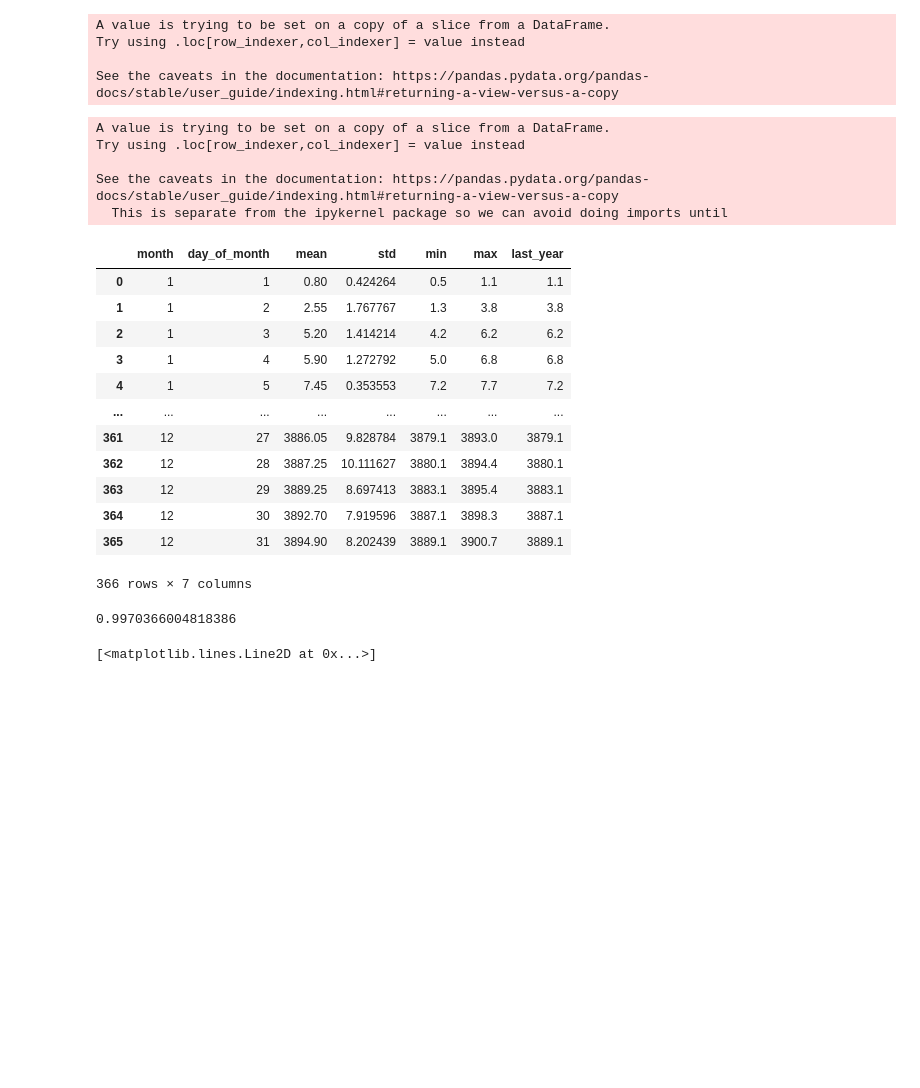
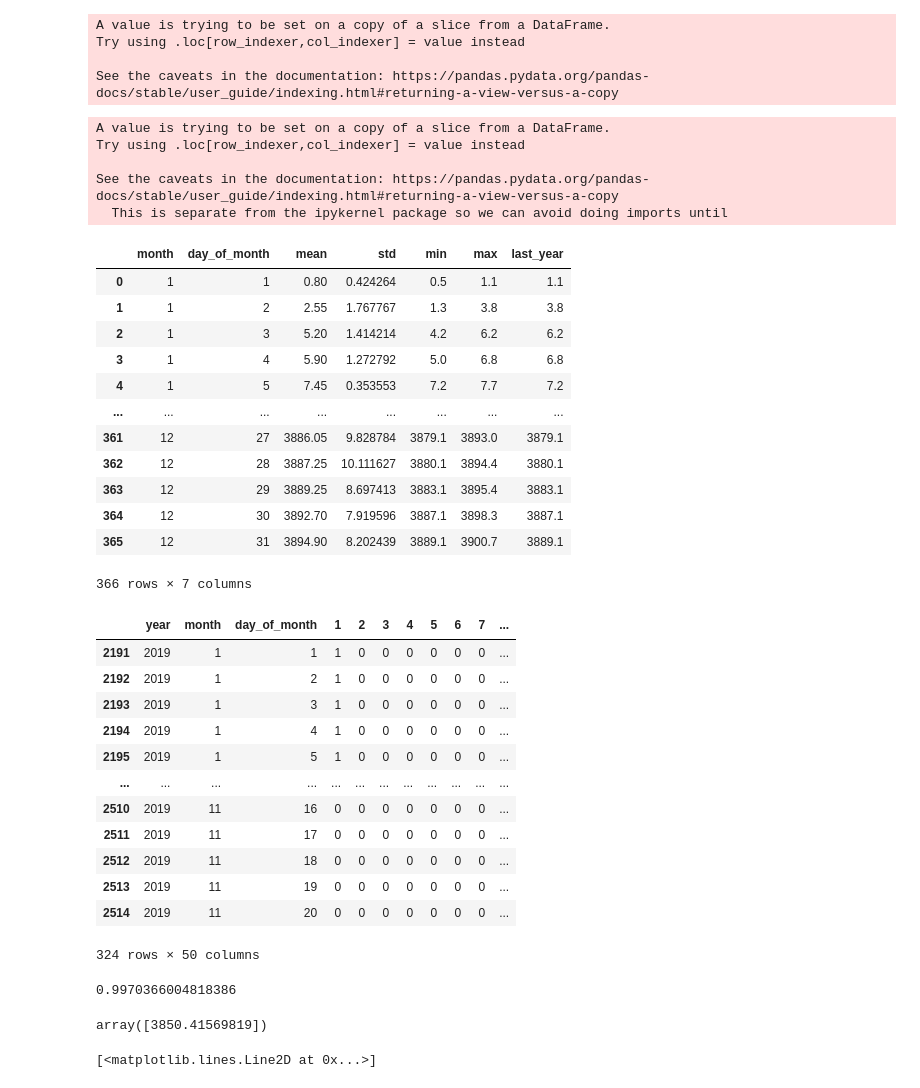
Before and after one commit to Hgithubacct/solar_output, a Jupyter notebook: cumulative_pwer_lreg.ipynb, the cells around one changed output. Saved outputs shown, nothing was run; the diff lists cells and outputs as text; code cells hidden in the pictures; blank space fills up the shorter version.

```diff
--- a/cumulative_pwer_lreg.ipynb
+++ b/cumulative_pwer_lreg.ipynb
@@ -223,34 +223,47 @@ test = data[data['year']==2019]
 
 
 
 train = train.drop(columns=['year', 'month', 'day_of_month'])
 y = train.pop('target')
 
 
 actual = test.pop('target')
 meta = test[['year', 'month', 'day_of_month']]
 
-
+display(test)
 test = test.drop(columns=['year', 'month', 'day_of_month'])
 # %% [output]
 A value is trying to be set on a copy of a slice from a DataFrame.
 Try using .loc[row_indexer,col_indexer] = value instead
 
 See the caveats in the documentation: https://pandas.pydata.org/pandas-docs/stable/user_guide/indexing.html#returning-a-view-versus-a-copy
   This is separate from the ipykernel package so we can avoid doing imports until
 |  | month | day_of_month | mean | std | min | max | last_year |
 | 0 | 1 | 1 | 0.80 | 0.424264 | 0.5 | 1.1 | 1.1 |
 | 1 | 1 | 2 | 2.55 | 1.767767 | 1.3 | 3.8 | 3.8 |
 | 2 | 1 | 3 | 5.20 | 1.414214 | 4.2 | 6.2 | 6.2 |
 | 3 | 1 | 4 | 5.90 | 1.272792 | 5.0 | 6.8 | 6.8 |
 | 4 | 1 | 5 | 7.45 | 0.353553 | 7.2 | 7.7 | 7.2 |
 | ... | ... | ... | ... | ... | ... | ... | ... |
 | 361 | 12 | 27 | 3886.05 | 9.828784 | 3879.1 | 3893.0 | 3879.1 |
 | 362 | 12 | 28 | 3887.25 | 10.111627 | 3880.1 | 3894.4 | 3880.1 |
 | 363 | 12 | 29 | 3889.25 | 8.697413 | 3883.1 | 3895.4 | 3883.1 |
 | 364 | 12 | 30 | 3892.70 | 7.919596 | 3887.1 | 3898.3 | 3887.1 |
 | 365 | 12 | 31 | 3894.90 | 8.202439 | 3889.1 | 3900.7 | 3889.1 |
 366 rows × 7 columns
+|  | year | month | day_of_month | 1 | 2 | 3 | 4 | 5 | 6 | 7 | ... |
+| 2191 | 2019 | 1 | 1 | 1 | 0 | 0 | 0 | 0 | 0 | 0 | ... |
+| 2192 | 2019 | 1 | 2 | 1 | 0 | 0 | 0 | 0 | 0 | 0 | ... |
+| 2193 | 2019 | 1 | 3 | 1 | 0 | 0 | 0 | 0 | 0 | 0 | ... |
+| 2194 | 2019 | 1 | 4 | 1 | 0 | 0 | 0 | 0 | 0 | 0 | ... |
+| 2195 | 2019 | 1 | 5 | 1 | 0 | 0 | 0 | 0 | 0 | 0 | ... |
+| ... | ... | ... | ... | ... | ... | ... | ... | ... | ... | ... | ... |
+| 2510 | 2019 | 11 | 16 | 0 | 0 | 0 | 0 | 0 | 0 | 0 | ... |
+| 2511 | 2019 | 11 | 17 | 0 | 0 | 0 | 0 | 0 | 0 | 0 | ... |
+| 2512 | 2019 | 11 | 18 | 0 | 0 | 0 | 0 | 0 | 0 | 0 | ... |
+| 2513 | 2019 | 11 | 19 | 0 | 0 | 0 | 0 | 0 | 0 | 0 | ... |
+| 2514 | 2019 | 11 | 20 | 0 | 0 | 0 | 0 | 0 | 0 | 0 | ... |
+324 rows × 50 columns
 # %%
 from sklearn.linear_model import LinearRegression
 
@@ -283,12 +296,14 @@ pd.set_option('display.max_rows',None)
 
 
 
-# unit_test = test[300:302].values
-# unit_test
-# #print(actual.iloc[300])
-# mod.predict(unit_test)
+unit_test = test[300:301].values
+unit_test
+#print(actual.iloc[300])
+mod.predict(unit_test)
 
 #anal_ize.sort_values(by=['error'],ascending=False)
+# %% [output]
+array([3850.41569819])
 # %%
 
 x2017 = data[data['year']==2017].reset_index(drop=True).index
```
